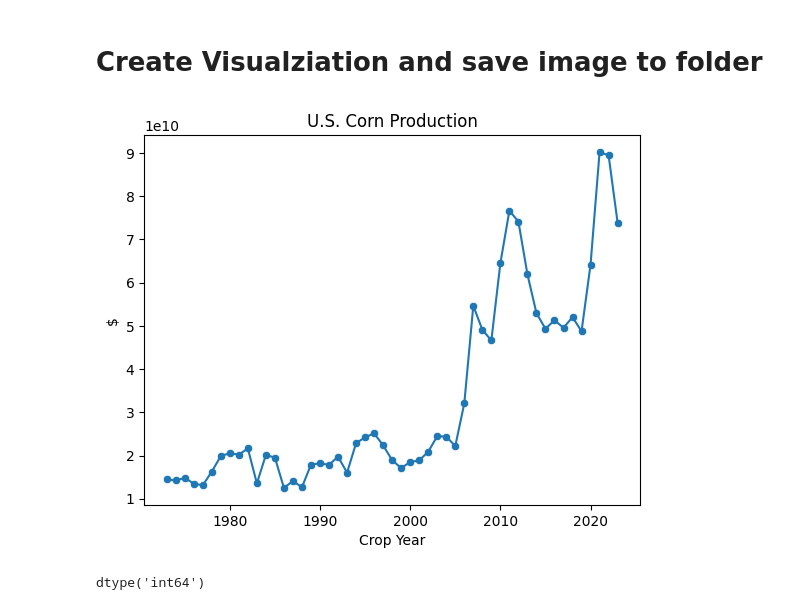
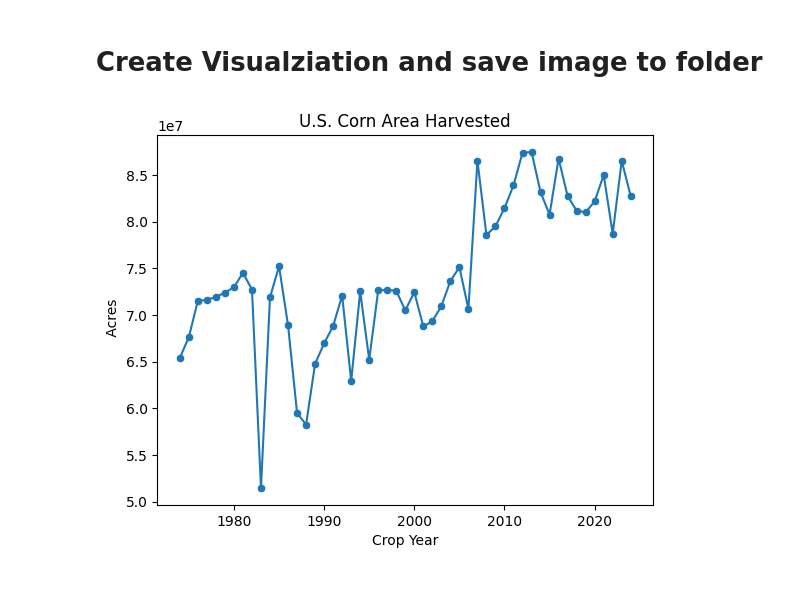
Before and after one commit to micmcc1121/agmkt, a Jupyter notebook: matplot_chart_notebook.ipynb, the cells around one changed output. Saved outputs shown, nothing was run; the diff lists cells and outputs as text; code cells hidden in the pictures.

```diff
--- a/matplot_chart_notebook.ipynb
+++ b/matplot_chart_notebook.ipynb
@@ -34,9 +34,10 @@ connection_string = f'postgresql://{user}:{password}@{server}/mktdb'
 eng = create_engine(connection_string)
 conn = eng.connect()
 # %%
-stmt_dict = {'COMMODITY_DESC': 'CORN', 'PRODN_PRACTICE_DESC':'ALL PRODUCTION PRACTICES',
+stmt_dict = {'COMMODITY_DESC':'CORN', 'PRODN_PRACTICE_DESC':'ALL PRODUCTION PRACTICES',
              'UTIL_PRACTICE_DESC':'GRAIN',
-             'STATISTICCAT_DESC':'PRODUCTION', 'UNIT_DESC':'$', 'AGG_LEVEL_DESC':'NATIONAL', 'REFERENCE_PERIOD_DESC':'YEAR'}
+            # 'CLASS_DESC':'OIL TYPE',
+             'STATISTICCAT_DESC':'AREA HARVESTED', 'UNIT_DESC':'ACRES', 'AGG_LEVEL_DESC':'NATIONAL', 'REFERENCE_PERIOD_DESC':'YEAR'}
 
 df = nass.df_time_series_chart(stmt_dict=stmt_dict, db_connect=conn)
 # %% [markdown]
@@ -68,22 +51,28 @@ None
 # %% [markdown]
 # Create Visualziation and save image to folder
 # %%
+scale_dict = {
+    'Unit':{'value':1, 'label':''},
+    'Thousand':{'value':1e3, 'label':'Thousand'},
+    'Million':{'value':1e6, 'label':'Million'},
+    'Billion':{'value':1e9, 'label':'Billion'},
+}
+
 df_viz = df[df['date'].dt.year >= df['date'].dt.year.max() - 50]
 
 str_commodity = stmt_dict['COMMODITY_DESC'].title()
 str_statistic = stmt_dict['STATISTICCAT_DESC'].title()
 str_unit = stmt_dict['UNIT_DESC'].title()
 
 plt.subplot()
-sns.lineplot(data=df_viz, x='date', y='VALUE')
-sns.scatterplot(data=df_viz, x='date', y='VALUE')
+scale = 'Unit'
+scale_value = scale_dict[scale]['value']
+scale_label = scale_dict[scale]['label']
+sns.lineplot(data=df_viz, x='date', y=df['VALUE']/scale_value)
+sns.scatterplot(data=df_viz, x='date', y=df['VALUE']/scale_value)
 plt.title(f'U.S. {str_commodity} {str_statistic}')
-plt.ylabel(f'{str_unit}')
+plt.ylabel(f'{scale_label} {str_unit}')
 plt.xlabel('Crop Year')
 plt.show()
 # %% [output]
-[figure, old version]
+[figure, new version]
-# %%
-df.BEGIN_CODE.unique()[0].dtype
-# %% [output]
-dtype('int64')
```
Also changed, not shown: parts of 3 cells of this notebook.
